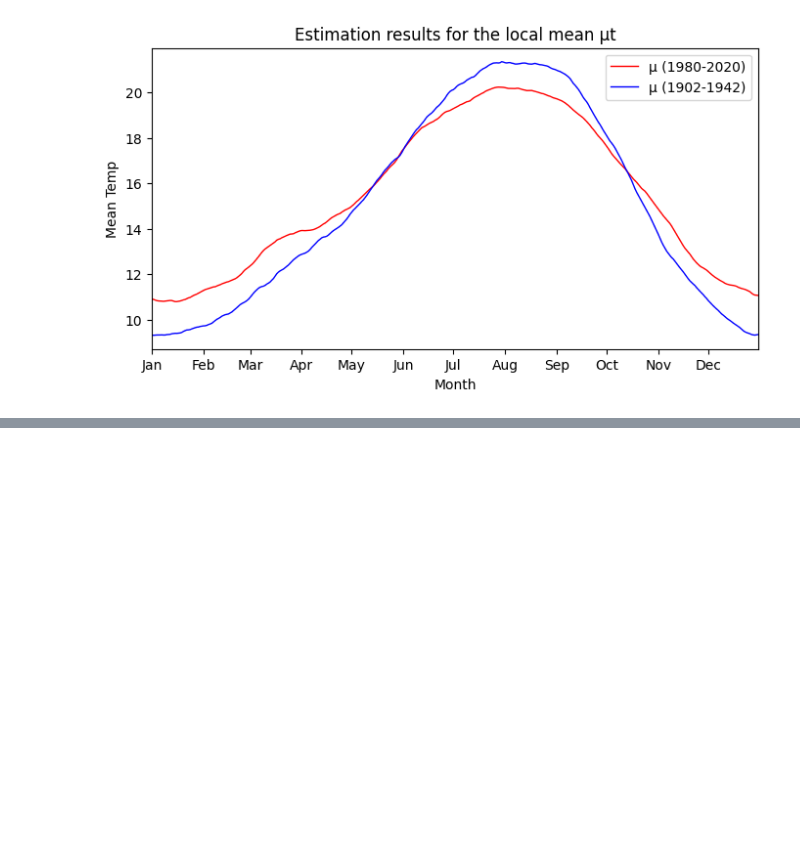
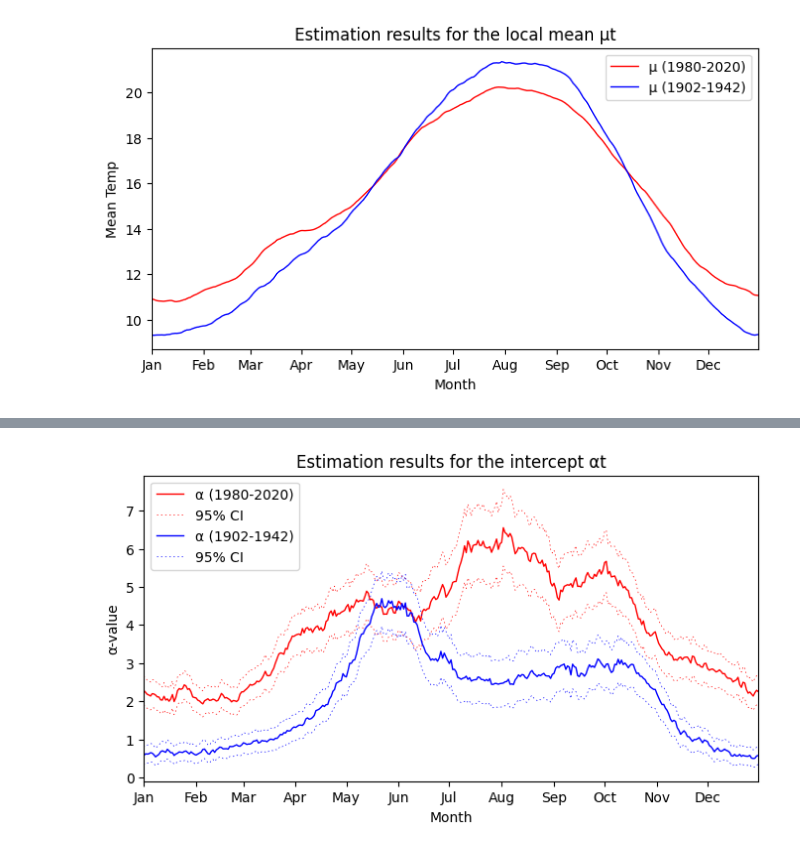
Before and after one commit to LisanneWallaard/Case-Study, a Jupyter notebook: case_studyV.ipynb, the cells around one changed output, grey strips where cells are left out. Drawn from its saved outputs; the diff is of its cells as text; code cells hidden in the pictures; blank space fills up the shorter version.

```diff
--- a/case_studyV.ipynb
+++ b/case_studyV.ipynb
@@ -634,7 +634,7 @@ def plot_alpha_2(alpha_list, alpha_list2, ci_uplist, ci_lowlist, ci_uplist2, ci_
   plt.plot(days_in_year, ci_uplist, linestyle='--', label='95% CI', color='red', linewidth=0.5, dashes=(2, 4))
   plt.plot(days_in_year, ci_lowlist, linestyle='--', color='red', linewidth=0.5, dashes=(2, 4))
 
-  plt.plot(days_in_year, alpha_list2, label='α (1902-1942)', linestyle='-', color='blue', linewidth=1)
+  plt.plot(days_in_year, alpha_list2, label='α (1900-1940)', linestyle='-', color='blue', linewidth=1)
   plt.plot(days_in_year, ci_uplist2, linestyle='--', label='95% CI', color='blue', linewidth=0.5, dashes=(2, 4))
   plt.plot(days_in_year, ci_lowlist2, linestyle='--', color='blue', linewidth=0.5, dashes=(2, 4))
 
@@ -927,0 +936,6 @@ plot_mu_2(mu_list_coimbra, mu_list2_coimbra)
+# %%
+alpha_list_hvar, ci_uplist_alpha_hvar, ci_lowlist_alpha_hvar = compute_alpha(df_hvar,1980,2020,phi_list_hvar)
+alpha_list2_hvar, ci_uplist_alpha2_hvar, ci_lowlist_alpha2_hvar = compute_alpha(df_hvar,1902,1942,phi_list2_hvar) # dataset is from 1901, change labels manually in function
+plot_alpha_2(alpha_list_hvar, alpha_list2_hvar, ci_uplist_alpha_hvar, ci_lowlist_alpha_hvar, ci_uplist_alpha2_hvar, ci_lowlist_alpha2_hvar)
+# %% [output]
+[figure, added]
```
Also changed, not shown: parts of 6 cells of this notebook.
